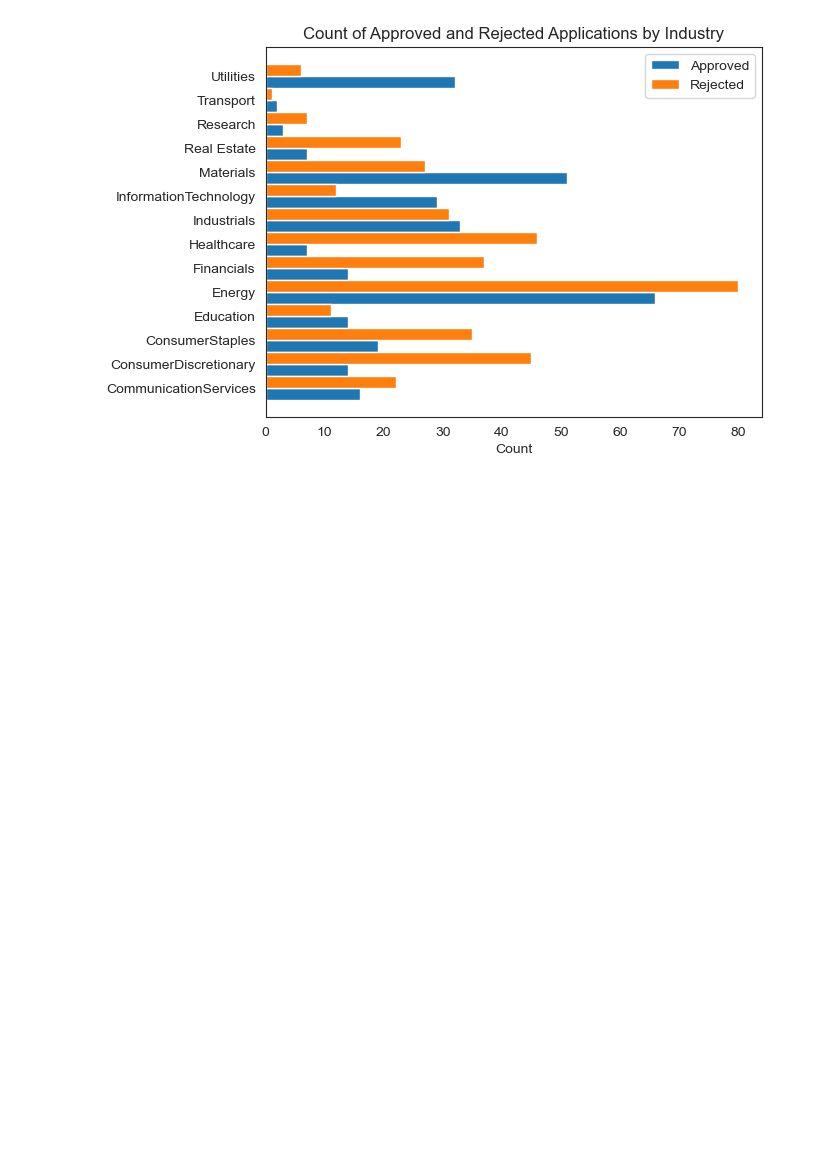
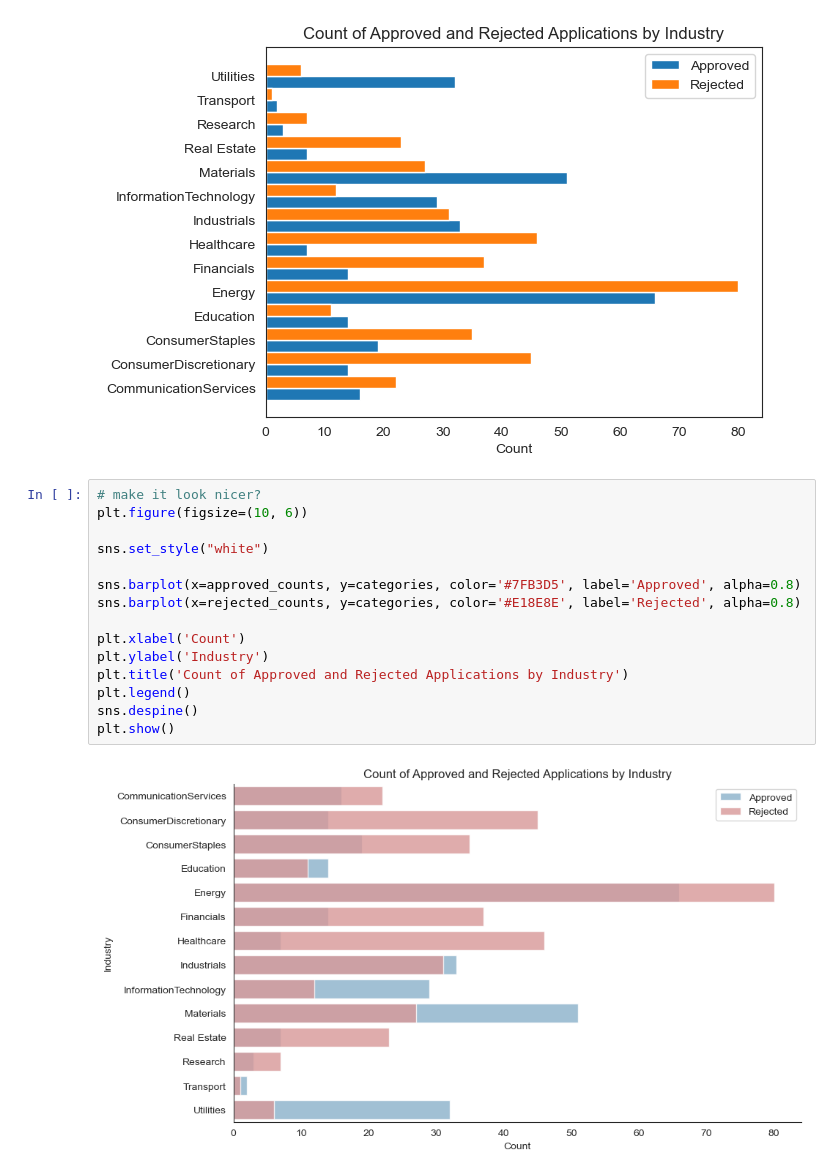
Before and after one commit to georgemcculloch/Data-Viz, a Jupyter notebook: Credit-Card-Approvals/ccdf.ipynb, the cells around one changed output. Drawn from its saved outputs; the diff is of its cells as text; blank space fills up the shorter version.

Commit message:
seaborn barplot

```diff
--- a/Credit-Card-Approvals/ccdf.ipynb
+++ b/Credit-Card-Approvals/ccdf.ipynb
@@ -102,3 +102,20 @@ plt.legend()
 plt.show()
 # %% [output]
 [figure]
+# %%
+# make it look nicer?
+plt.figure(figsize=(10, 6))
+
+sns.set_style("white")
+
+sns.barplot(x=approved_counts, y=categories, color='#7FB3D5', label='Approved', alpha=0.8)
+sns.barplot(x=rejected_counts, y=categories, color='#E18E8E', label='Rejected', alpha=0.8)
+
+plt.xlabel('Count')
+plt.ylabel('Industry')
+plt.title('Count of Approved and Rejected Applications by Industry')
+plt.legend()
+sns.despine()
+plt.show()
+# %% [output]
+[figure, added]
```
